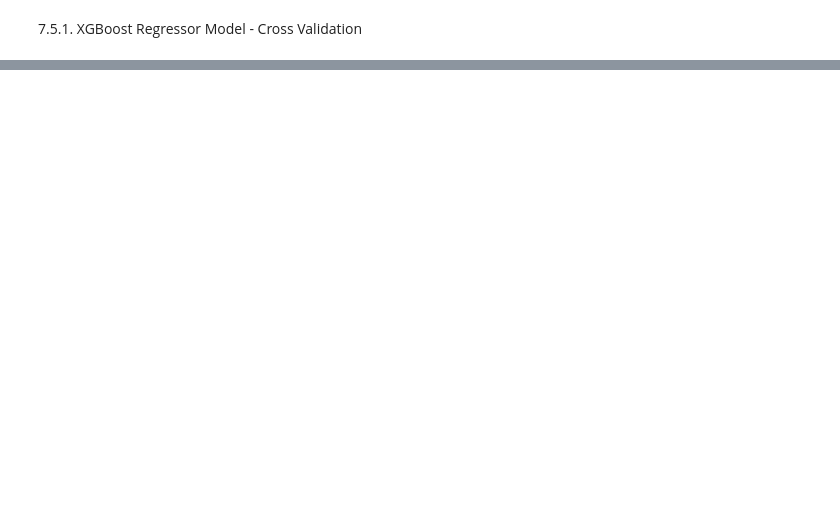
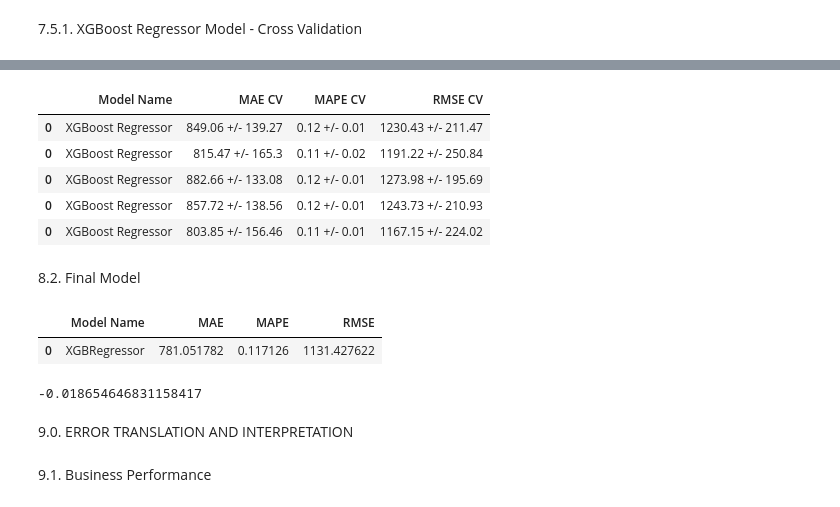
Before and after one commit to leticiafurletti/Rossmann_store_sales_prediction, a Jupyter notebook: Rossmann_project.ipynb, the cells around one changed output, grey strips where cells are left out. Saved outputs shown, nothing was run; the diff lists cells and outputs as text; code cells hidden in the pictures; blank space fills up the shorter version.

```diff
--- a/Rossmann_project.ipynb
+++ b/Rossmann_project.ipynb
@@ -1407,0 +1438,31 @@ xgb_result_cv
+# %%
+param ={
+    'n_estimators': (1500, 1700, 2500, 3000, 3500),
+    'eta': (0.01, 0.03),
+    'max_depth': (3, 5, 9, 13),
+    'subsample': (0.1, 0.5, 0.7),
+    'colsample_bytree': (0.3, 0.7, 0.9),
+    'min_child_weight': (3, 8, 15)
+}
+
+MAX_EVAL = 5
+# %%
+final_result = pd.DataFrame()
+for i in range(MAX_EVAL):
+    # choose values for parameter randomly
+    hp = {k: rnd.sample(v, 1)[0] for k, v in param.items()}
+
+    # Model
+    model_xgb = xgb.XGBRegressor(
+        objective = 'reg:squarederror',
+        n_estimators = hp['n_estimators'],
+        eta = hp['eta'],
+        max_depth = hp['max_depth'],
+        subsample = hp['subsample'],
+        colsample_bytree = hp['colsample_bytree'],
+        min_child_weight = hp['min_child_weight']
+    )
+
+    # Performance
+    result = cross_validation(x_training, 5, 'XGBoost Regressor', model_xgb, verbose = True)
+    final_result = pd.concat([final_result, result])
@@ -1407,0 +1487,46 @@ xgb_result_cv
+# %%
+final_result
+# %% [output]
+|  | Model Name | MAE CV | MAPE CV | RMSE CV |
+| 0 | XGBoost Regressor | 849.06 +/- 139.27 | 0.12 +/- 0.01 | 1230.43 +/- 211.47 |
+| 0 | XGBoost Regressor | 815.47 +/- 165.3 | 0.11 +/- 0.02 | 1191.22 +/- 250.84 |
+| 0 | XGBoost Regressor | 882.66 +/- 133.08 | 0.12 +/- 0.01 | 1273.98 +/- 195.69 |
+| 0 | XGBoost Regressor | 857.72 +/- 138.56 | 0.12 +/- 0.01 | 1243.73 +/- 210.93 |
+| 0 | XGBoost Regressor | 803.85 +/- 156.46 | 0.11 +/- 0.01 | 1167.15 +/- 224.02 |
+# %% [markdown]
+8.2. Final Model
+# %%
+param_tunned = {
+    'n_estimators': 3000,
+    'eta': 0.03,
+    'max_depth': 5,
+    'subsample': 0.7,
+    'colsample_bytree': 0.7,
+    'min_child_weight': 3
+}
+model_xgb_tunned = xgb.XGBRegressor(
+    objective = 'reg:squarederror',
+    n_estimators = param_tunned['n_estimators'],
+    eta = param_tunned['eta'],
+    max_depth = param_tunned['max_depth'],
+    subsample = param_tunned['subsample'],
+    colsample_bytree = param_tunned['colsample_bytree'],
+    min_child_weight = param_tunned['min_child_weight']
+).fit(x_train, y_train)
+
+# Prediction
+yhat_xgb_tunned = model_xgb_tunned.predict(x_test)
+
+# Performance
+xgb_result_tunned = ml_error('XGBRegressor', np.expm1(y_test), np.expm1(yhat_xgb_tunned))
+xgb_result_tunned
+# %% [output]
+|  | Model Name | MAE | MAPE | RMSE |
+| 0 | XGBRegressor | 781.051782 | 0.117126 | 1131.427622 |
+# %%
+mpe = mean_percentage_error( np.expm1( y_test ), np.expm1( yhat_xgb_tunned ) )
+mpe
+# %% [output]
+-0.018654646831158417
+# %% [markdown]
+9.0. ERROR TRANSLATION AND INTERPRETATION
@@ -1407,0 +1540,2 @@ xgb_result_cv
+# %% [markdown]
+9.1. Business Performance
```
Also changed, not shown: parts of 36 cells of this notebook.
